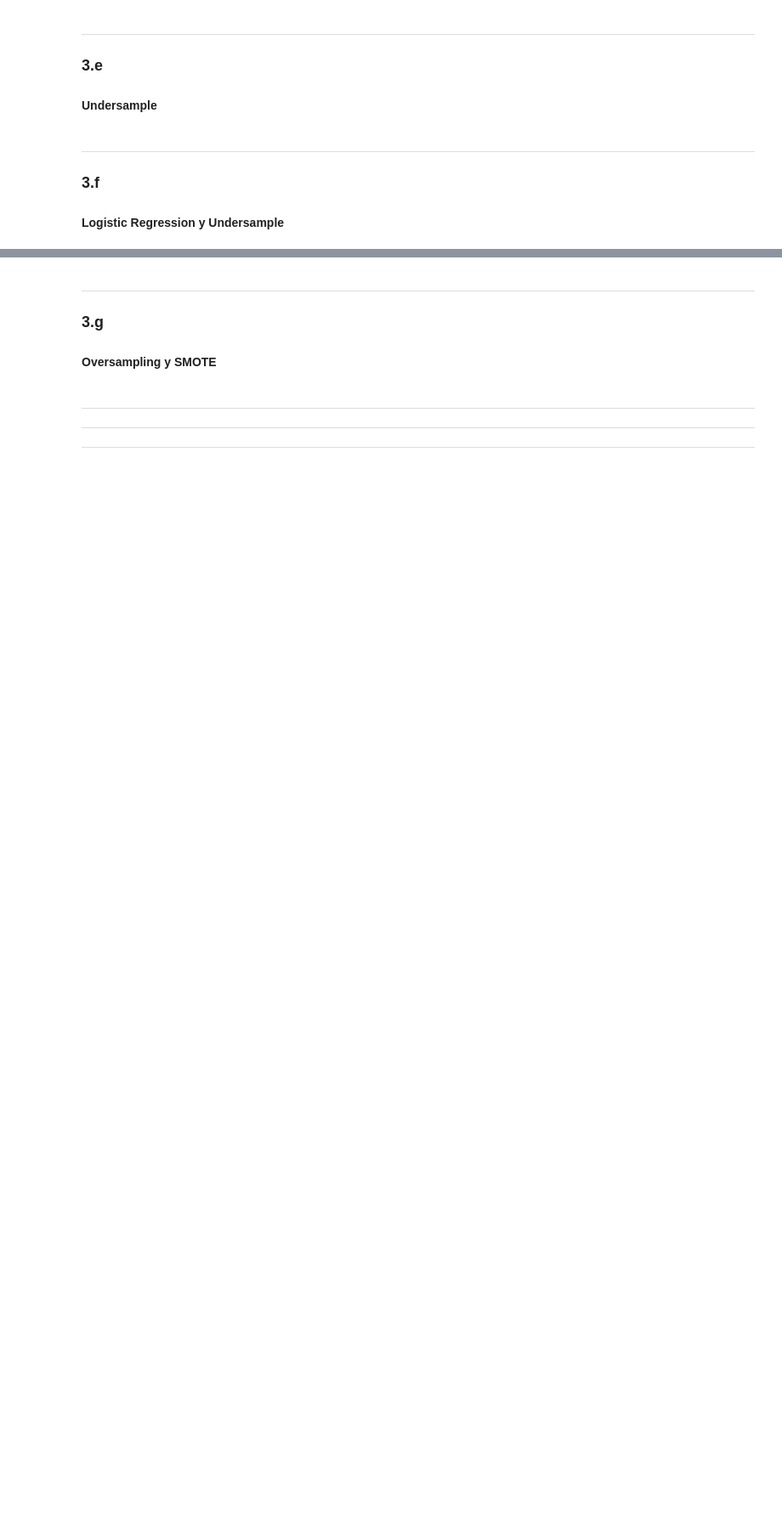
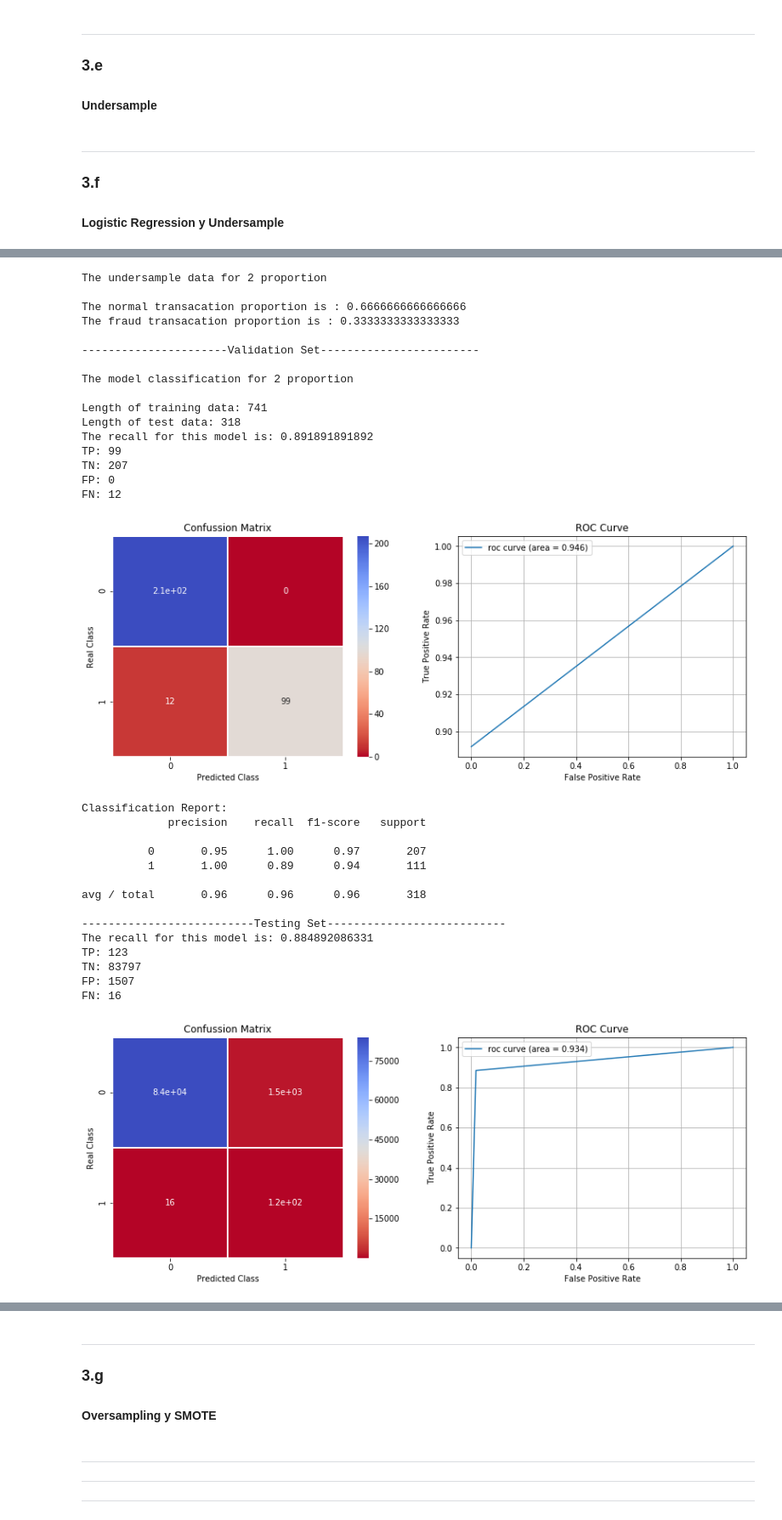
Before and after one commit to vlizanae/INF393, a Jupyter notebook: tarea-2/tarea-2.ipynb, the cells around one changed output, grey strips where cells are left out. Shown at 85% size. Saved outputs shown, nothing was run; the diff lists cells and outputs as text; code cells hidden in the pictures; blank space fills up the shorter version.

```diff
--- a/tarea-2/tarea-2.ipynb
+++ b/tarea-2/tarea-2.ipynb
@@ -1068,0 +1100,35 @@ avg / total       1.00      0.99      0.99     85443
+# %%
+analize_proportion(2, x_tr, x_ts, y_tr, y_ts)
+# %% [output]
+The undersample data for 2 proportion
+
+The normal transacation proportion is : 0.6666666666666666
+The fraud transacation proportion is : 0.3333333333333333
+
+----------------------Validation Set------------------------
+
+The model classification for 2 proportion
+
+Length of training data: 741
+Length of test data: 318
+The recall for this model is: 0.891891891892
+TP: 99
+TN: 207
+FP: 0
+FN: 12
+[figure, added]
+Classification Report:
+             precision    recall  f1-score   support
+
+          0       0.95      1.00      0.97       207
+          1       1.00      0.89      0.94       111
+
+avg / total       0.96      0.96      0.96       318
+
+--------------------------Testing Set---------------------------
+The recall for this model is: 0.884892086331
+TP: 123
+TN: 83797
+FP: 1507
+FN: 16
+[figure, added]
```
Also changed, not shown: parts of 24 cells of this notebook, 1 other file.
